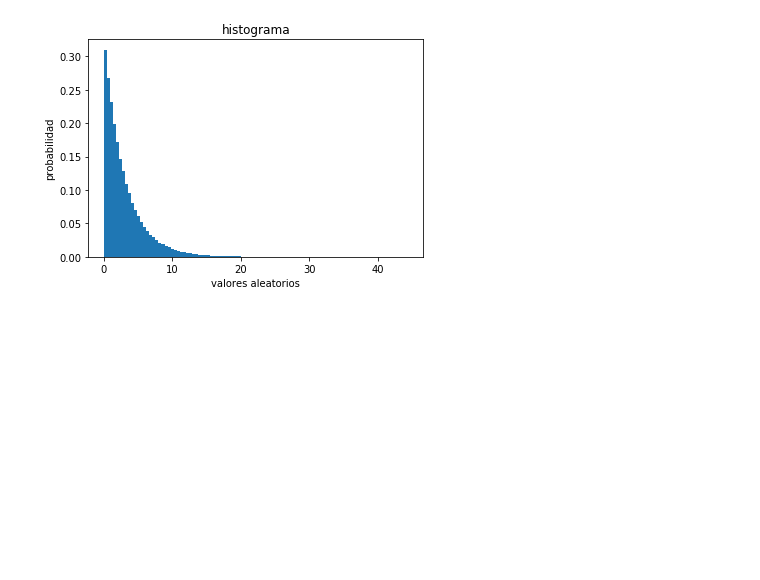
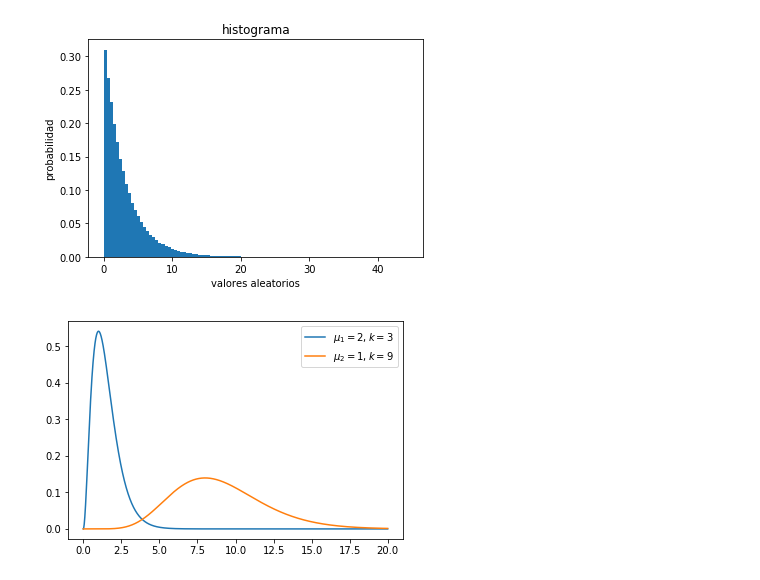
Before and after one commit to luiscuma25/SimulacionProcesosFinancieros2018-I, a Jupyter notebook: TEMA-2/Clase8_GenDistribucionProbabilidad.ipynb, the cells around one changed output. Saved outputs shown, nothing was run; the diff lists cells and outputs as text; code cells hidden in the pictures; blank space fills up the shorter version.

```diff
--- a/TEMA-2/Clase8_GenDistribucionProbabilidad.ipynb
+++ b/TEMA-2/Clase8_GenDistribucionProbabilidad.ipynb
@@ -31,3 +34,18 @@ plt.title('histograma')
 plt.show()
 # %% [output]
 [figure]
+# %%
+# Erlang
+from math import factorial as fact
+mu = 2; k = 3
+f = lambda t:((mu)**k/fact((k-1)))*t**(k-1)*np.exp(-mu*t)
+t = np.arange(0,20,0.01)
+f1 = f(t)
+plt.plot(t,f1,label='$\mu_1=2,k=3$')
+mu = 1; k = 9
+f2 = f(t)
+plt.plot(t,f2,label='$\mu_2=1,k=9$')
+plt.legend()
+plt.show()
+# %% [output]
+[figure, added]
```
Also changed, not shown: parts of 3 cells of this notebook.
